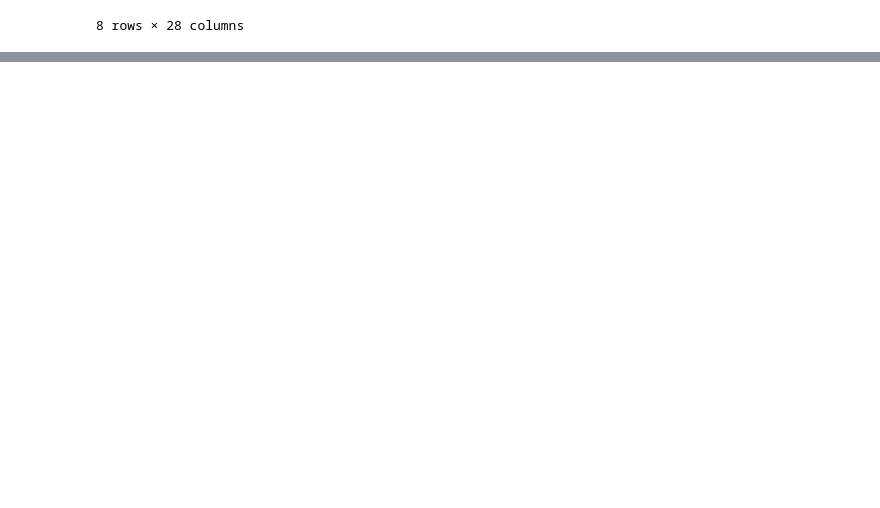
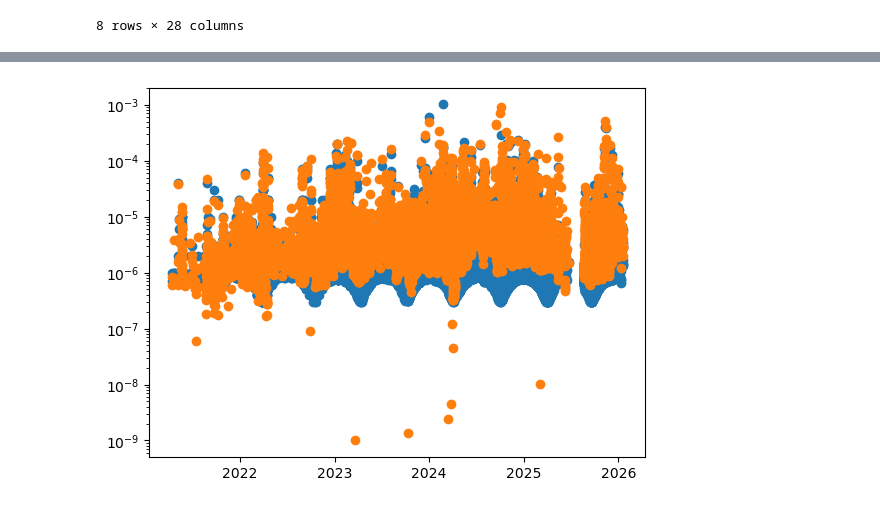
Before and after one commit to dearbhailom/solar-orbiter-flare-statistics, a Jupyter notebook: notebooks/Flare list testing.ipynb, the cells around one changed output, grey strips where cells are left out. Cells and saved outputs as stored; diff of their text form; code cells hidden in the pictures; blank space fills up the shorter version.

```diff
--- a/notebooks/Flare list testing.ipynb
+++ b/notebooks/Flare list testing.ipynb
@@ -35,3 +35,6 @@ flares.describe()
 | 75% | 9.727000e+03 | 1087.000000 | 247.000000 | 799.000000 | 431.000000 | 303.000000 | 45.000000 | 53.000000 | ... |
 | max | 2.721608e+07 | 475135.000000 | 884735.000000 | 475135.000000 | 204799.000000 | 431.000000 | 123.000000 | 231.000000 | ... |
 8 rows × 28 columns
+# %%
+earth_vis = flares[flares['visible_from_earth']==True]
+earth_vis[['goes_estimated_mean_flux', 'GOES_flux_time_of_flare']]
@@ -37,0 +55,6 @@ flares.describe()
+# %%
+plt.scatter(parse_time(earth_vis['peak_UTC']).datetime, earth_vis['goes_estimated_mean_flux'])
+plt.scatter(parse_time(earth_vis['peak_UTC']).datetime, earth_vis['GOES_flux_time_of_flare'])
+plt.yscale('log')
+# %% [output]
+[figure, added]
```
Also changed, not shown: parts of 20 cells of this notebook, 5 other files.
